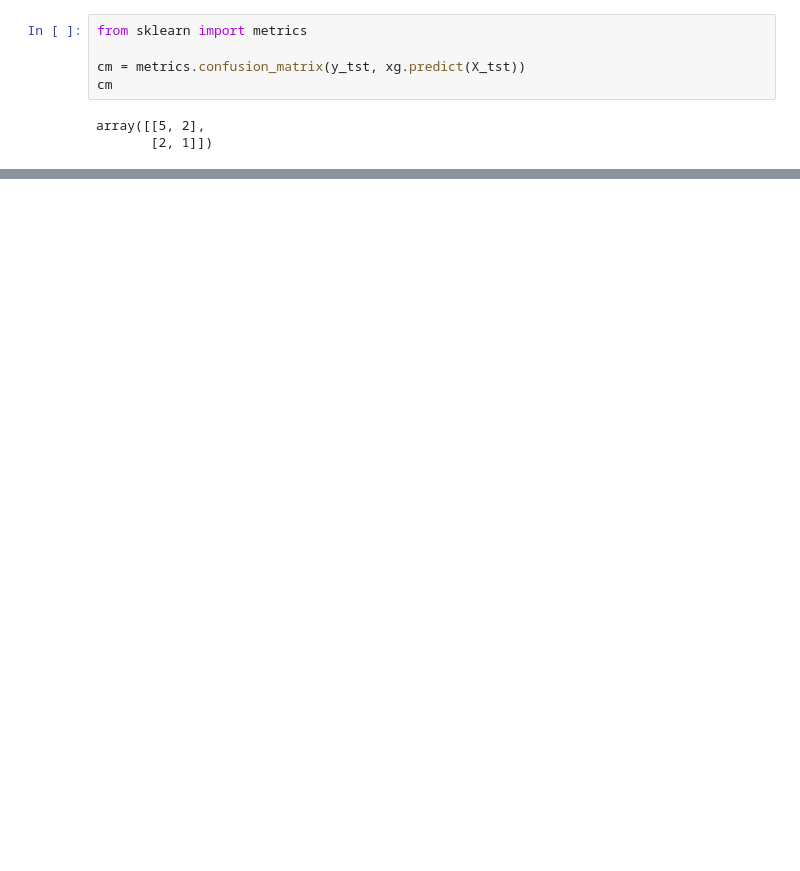
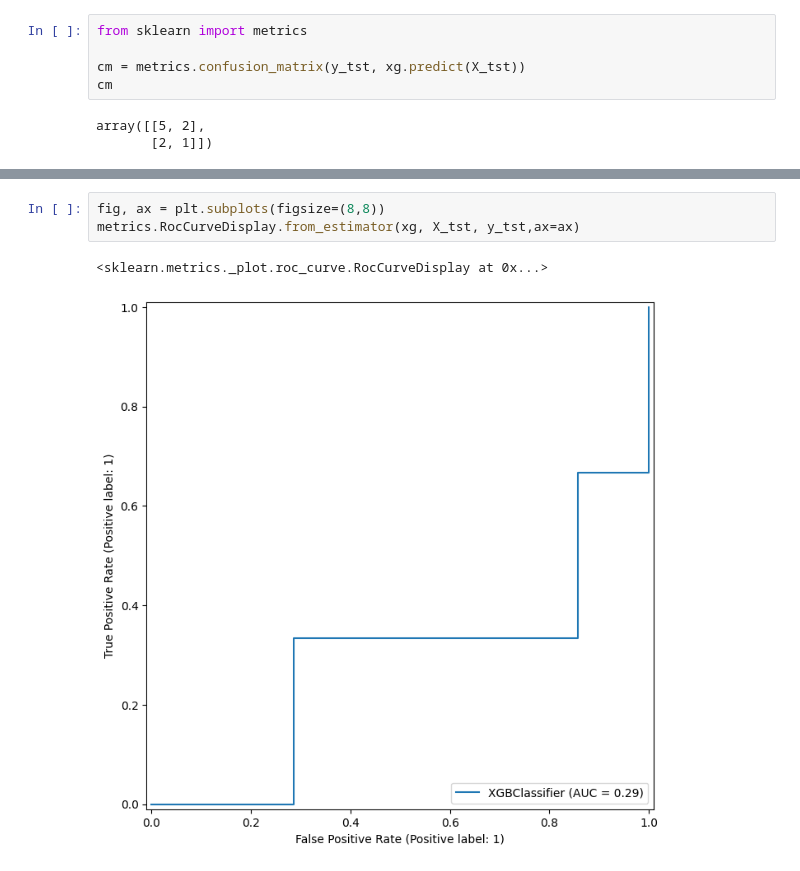
Before and after one commit to kamil0920/football_result_prediction-v2, a Jupyter notebook: src/evaluation/model_evaluation.ipynb, the cells around one changed output, grey strips where cells are left out. Cells and saved outputs as stored; diff of their text form; blank space fills up the shorter version.

```diff
--- a/src/evaluation/model_evaluation.ipynb
+++ b/src/evaluation/model_evaluation.ipynb
@@ -43,0 +51,6 @@ array([[5, 2],
+# %%
+fig, ax = plt.subplots(figsize=(8,8))
+metrics.RocCurveDisplay.from_estimator(xg, X_tst, y_tst,ax=ax)
+# %% [output]
+<sklearn.metrics._plot.roc_curve.RocCurveDisplay at 0x...>
+[figure, added]
```
Also changed, not shown: parts of 4 cells of this notebook, 1 other file.
